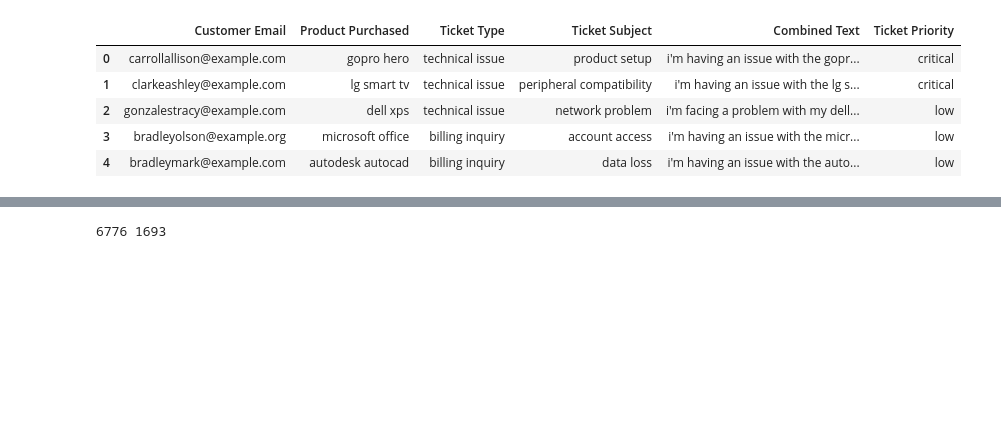
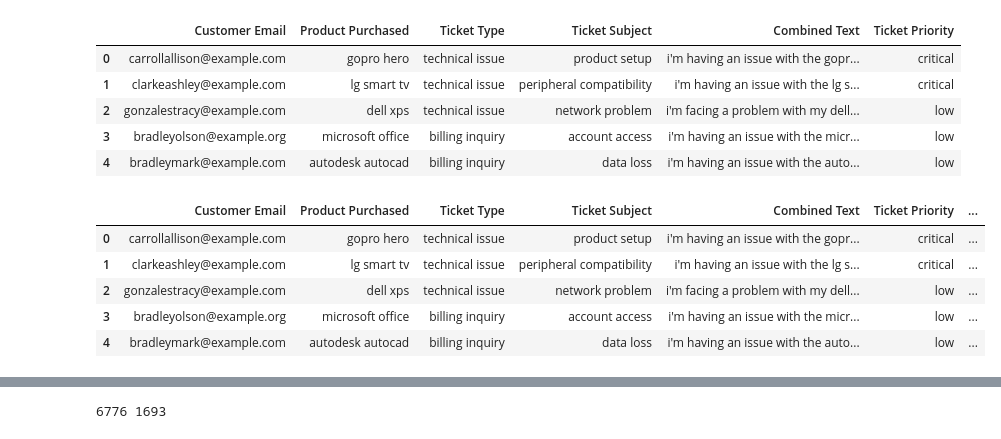
Before and after one commit to diegobarrera/kaggle-ML, a Jupyter notebook: ProyectoFinal.ipynb, the cells around one changed output, grey strips where cells are left out. Drawn from its saved outputs; the diff is of its cells as text; code cells hidden in the pictures; blank space fills up the shorter version.

```diff
--- a/ProyectoFinal.ipynb
+++ b/ProyectoFinal.ipynb
@@ -79,3 +80,19 @@ df.head()
 | 2 | gonzalestracy@example.com | dell xps | technical issue | network problem | i'm facing a problem with my dell... | low |
 | 3 | bradleyolson@example.org | microsoft office | billing inquiry | account access | i'm having an issue with the micr... | low |
 | 4 | bradleymark@example.com | autodesk autocad | billing inquiry | data loss | i'm having an issue with the auto... | low |
+# %%
+import string
+PUNCT_TO_REMOVE = string.punctuation
+def remove_punctuation(text):
+    """custom function to remove the punctuation"""
+    return text.translate(str.maketrans('', '', PUNCT_TO_REMOVE))
+
+df['text_to_punct'] = df['Combined Text'].apply(lambda text: remove_punctuation(text))
+df.head()
+# %% [output]
+|  | Customer Email | Product Purchased | Ticket Type | Ticket Subject | Combined Text | Ticket Priority | ... |
+| 0 | carrollallison@example.com | gopro hero | technical issue | product setup | i'm having an issue with the gopr... | critical | ... |
+| 1 | clarkeashley@example.com | lg smart tv | technical issue | peripheral compatibility | i'm having an issue with the lg s... | critical | ... |
+| 2 | gonzalestracy@example.com | dell xps | technical issue | network problem | i'm facing a problem with my dell... | low | ... |
+| 3 | bradleyolson@example.org | microsoft office | billing inquiry | account access | i'm having an issue with the micr... | low | ... |
+| 4 | bradleymark@example.com | autodesk autocad | billing inquiry | data loss | i'm having an issue with the auto... | low | ... |
```
Also changed, not shown: parts of 34 cells of this notebook.
